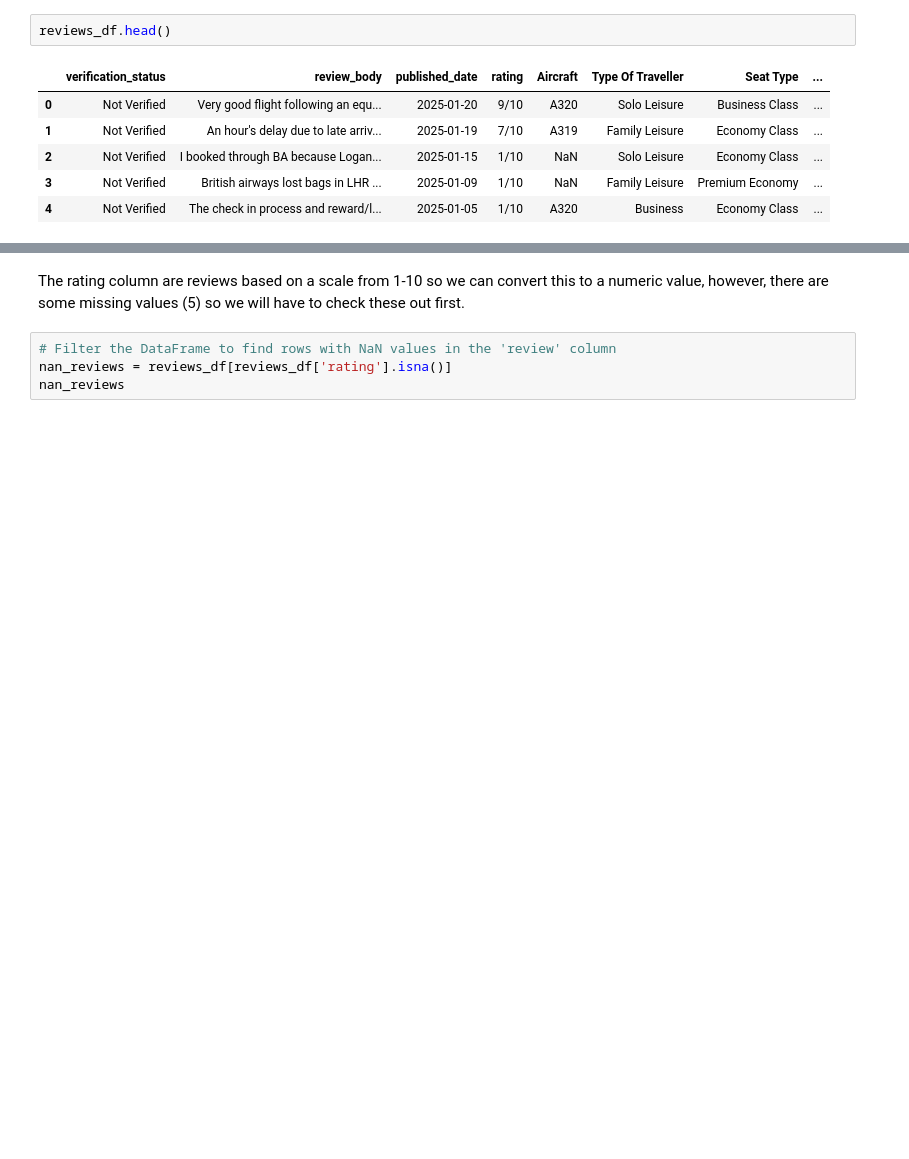
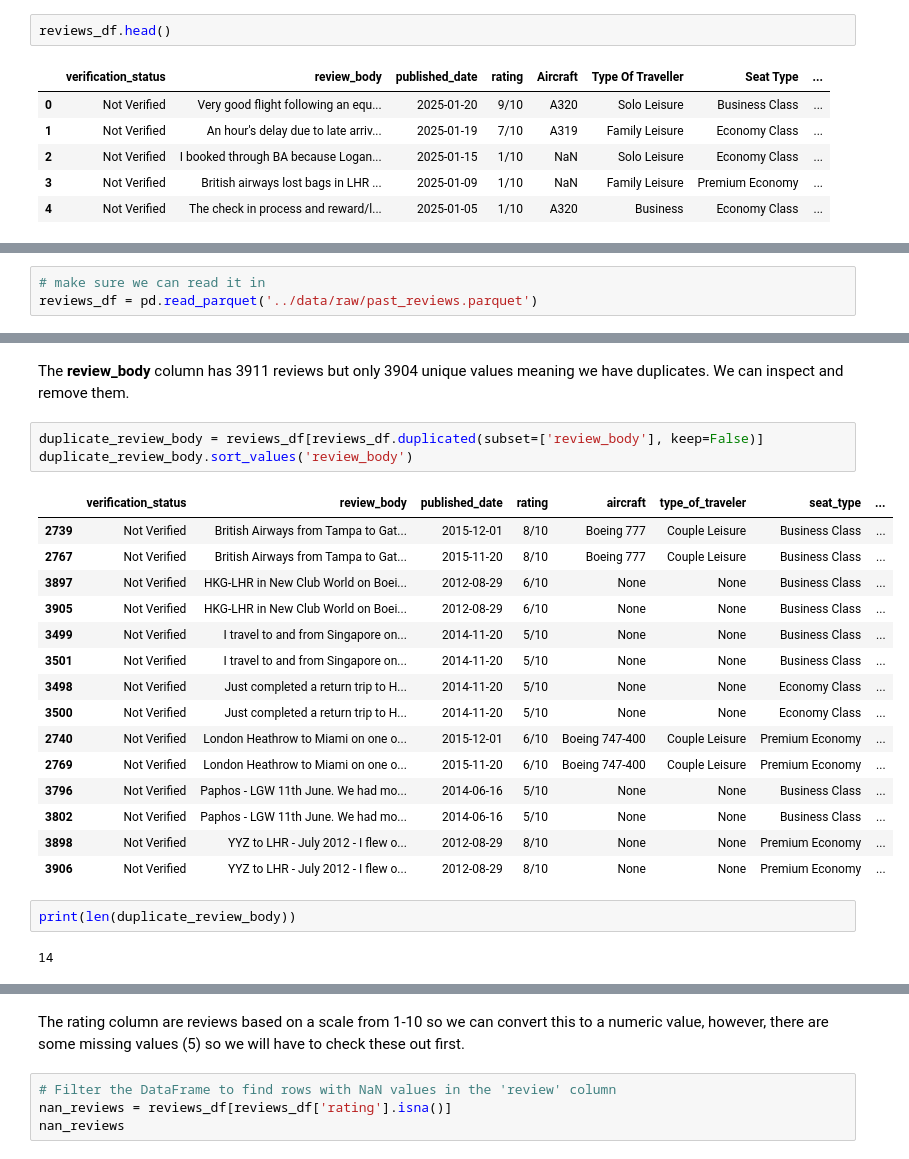
Before and after one commit to ryslipe/british_airlines, a Jupyter notebook: notebooks/01_load_and_validate_raw_data.ipynb, the cells around one changed output, grey strips where cells are left out. Saved outputs shown, nothing was run; the diff lists cells and outputs as text; blank space fills up the shorter version.

```diff
--- a/notebooks/01_load_and_validate_raw_data.ipynb
+++ b/notebooks/01_load_and_validate_raw_data.ipynb
@@ -159 +85,4 @@ reviews_df.head()
+# %%
+# make sure we can read it in
+reviews_df = pd.read_parquet('../data/raw/past_reviews.parquet')
 # %%
@@ -178,0 +137,25 @@ memory usage: 305.7+ KB
+# %% [markdown]
+The **review_body** column has 3911 reviews but only 3904 unique values meaning we have duplicates. We can inspect and remove them.
+# %%
+duplicate_review_body = reviews_df[reviews_df.duplicated(subset=['review_body'], keep=False)]
+duplicate_review_body.sort_values('review_body')
+# %% [output]
+|  | verification_status | review_body | published_date | rating | aircraft | type_of_traveler | seat_type | ... |
+| 2739 | Not Verified | British Airways from Tampa to Gat... | 2015-12-01 | 8/10 | Boeing 777 | Couple Leisure | Business Class | ... |
+| 2767 | Not Verified | British Airways from Tampa to Gat... | 2015-11-20 | 8/10 | Boeing 777 | Couple Leisure | Business Class | ... |
+| 3897 | Not Verified | HKG-LHR in New Club World on Boei... | 2012-08-29 | 6/10 | None | None | Business Class | ... |
+| 3905 | Not Verified | HKG-LHR in New Club World on Boei... | 2012-08-29 | 6/10 | None | None | Business Class | ... |
+| 3499 | Not Verified | I travel to and from Singapore on... | 2014-11-20 | 5/10 | None | None | Business Class | ... |
+| 3501 | Not Verified | I travel to and from Singapore on... | 2014-11-20 | 5/10 | None | None | Business Class | ... |
+| 3498 | Not Verified | Just completed a return trip to H... | 2014-11-20 | 5/10 | None | None | Economy Class | ... |
+| 3500 | Not Verified | Just completed a return trip to H... | 2014-11-20 | 5/10 | None | None | Economy Class | ... |
+| 2740 | Not Verified | London Heathrow to Miami on one o... | 2015-12-01 | 6/10 | Boeing 747-400 | Couple Leisure | Premium Economy | ... |
+| 2769 | Not Verified | London Heathrow to Miami on one o... | 2015-11-20 | 6/10 | Boeing 747-400 | Couple Leisure | Premium Economy | ... |
+| 3796 | Not Verified | Paphos - LGW 11th June. We had mo... | 2014-06-16 | 5/10 | None | None | Business Class | ... |
+| 3802 | Not Verified | Paphos - LGW 11th June. We had mo... | 2014-06-16 | 5/10 | None | None | Business Class | ... |
+| 3898 | Not Verified | YYZ to LHR - July 2012 - I flew o... | 2012-08-29 | 8/10 | None | None | Premium Economy | ... |
+| 3906 | Not Verified | YYZ to LHR - July 2012 - I flew o... | 2012-08-29 | 8/10 | None | None | Premium Economy | ... |
+# %%
+print(len(duplicate_review_body))
+# %% [output]
+14
```
Also changed, not shown: parts of 16 cells of this notebook, 3 other files.
